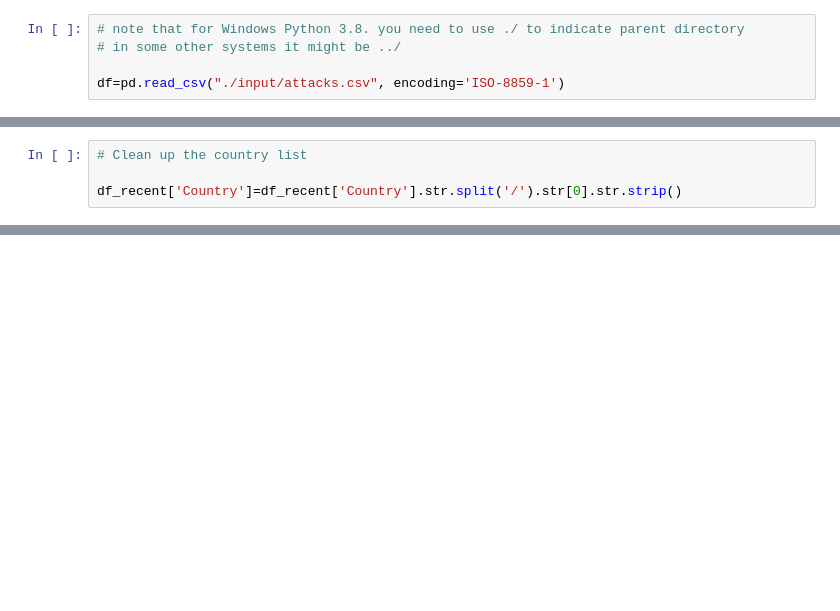
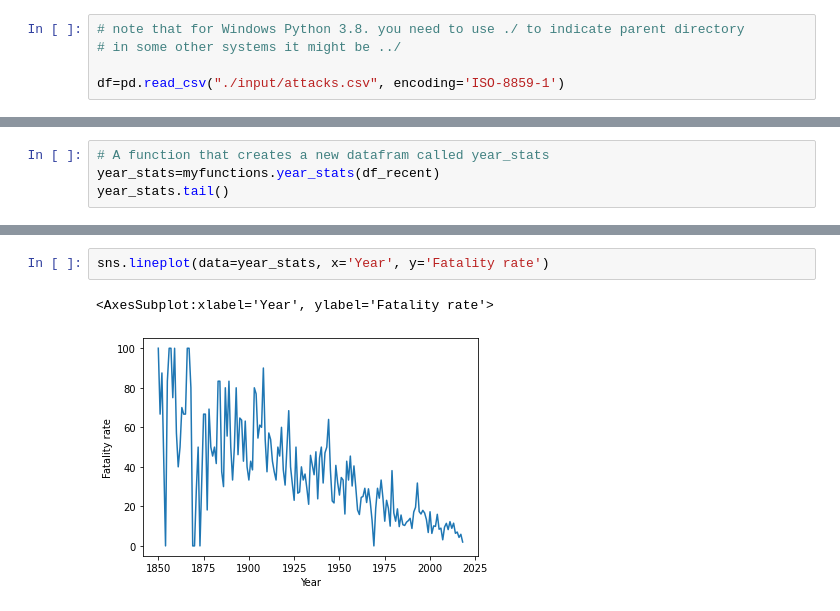
Before and after one commit to berserkus/shark_atacks_project, a Jupyter notebook: Main.ipynb, the cells around one changed output, grey strips where cells are left out. Drawn from its saved outputs; the diff is of its cells as text; blank space fills up the shorter version.

```diff
--- a/Main.ipynb
+++ b/Main.ipynb
@@ -307,4 +77,0 @@ cntr.split('/')[0].strip()
-# %%
-# Clean up the country list
-
-df_recent['Country']=df_recent['Country'].str.split('/').str[0].str.strip()
@@ -349,0 +78,4 @@ sum(top_50_countries)
+# %%
+# A function that creates a new datafram called year_stats
+year_stats=myfunctions.year_stats(df_recent)
+year_stats.tail()
@@ -349,0 +89,5 @@ sum(top_50_countries)
+# %%
+sns.lineplot(data=year_stats, x='Year', y='Fatality rate')
+# %% [output]
+<AxesSubplot:xlabel='Year', ylabel='Fatality rate'>
+[figure, added]
```
Also changed, not shown: parts of 79 cells of this notebook.
